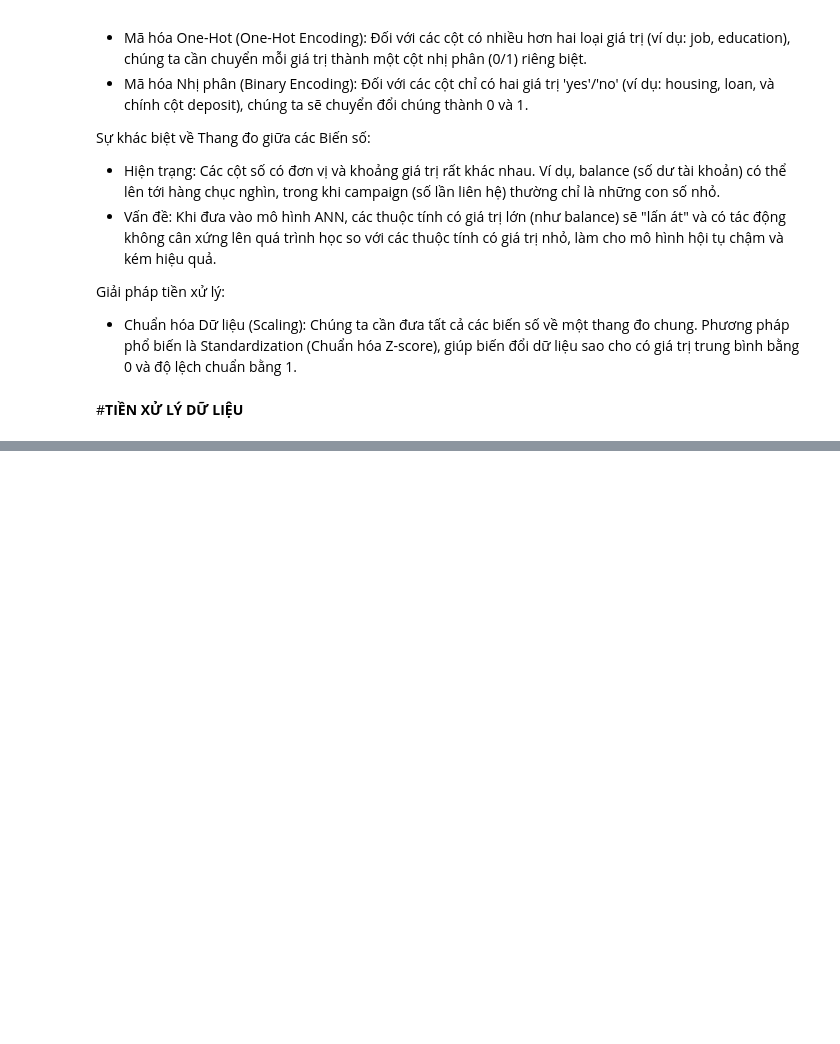
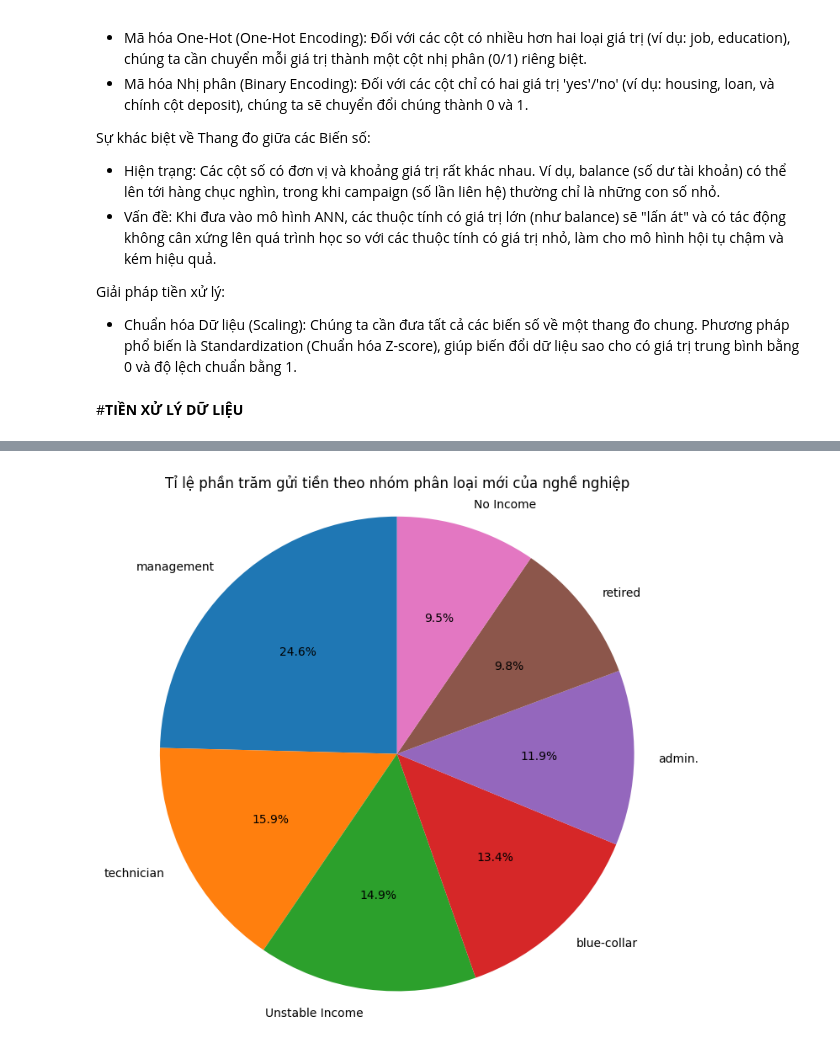
Before and after one commit to ThinhdanghocDE/BTL-AI, a Jupyter notebook: BTL_AI.ipynb, the cells around one changed output, grey strips where cells are left out. Saved outputs shown, nothing was run; the diff lists cells and outputs as text; code cells hidden in the pictures; blank space fills up the shorter version.

```diff
--- a/BTL_AI.ipynb
+++ b/BTL_AI.ipynb
@@ -918,0 +413,26 @@ Số lượng bản ghi bị trùng lặp là:
+# %%
+# Thực hiện thay đổi giá trị trong cột 'job'
+df['job'] = df['job'].replace({
+    'student': 'No Income',
+    'unemployed': 'No Income',
+    'unknown': 'No Income',
+    'services': 'Unstable Income',
+    'housemaid': 'Unstable Income',
+    'entrepreneur': 'Unstable Income',
+    'self-employed': 'Unstable Income'
+})
+
+# Lọc dữ liệu để chỉ lấy các hàng có giá trị 'deposit' là 'yes'
+deposit_data = df[df['deposit'] == 'yes']
+
+# Đếm số lần xuất hiện của từng loại nghề nghiệp trong số những người đã gửi tiền
+job_counts = deposit_data['job'].value_counts()
+
+# Vẽ biểu đồ tròn
+plt.figure(figsize=(8, 8))
+plt.pie(job_counts, labels=job_counts.index, autopct='%1.1f%%', startangle=90)
+plt.title('Tỉ lệ phần trăm gửi tiền theo nhóm phân loại mới của nghề nghiệp')
+plt.axis('equal')
+plt.show()
+# %% [output]
+[figure, added]
```
Also changed, not shown: parts of 91 cells of this notebook.
